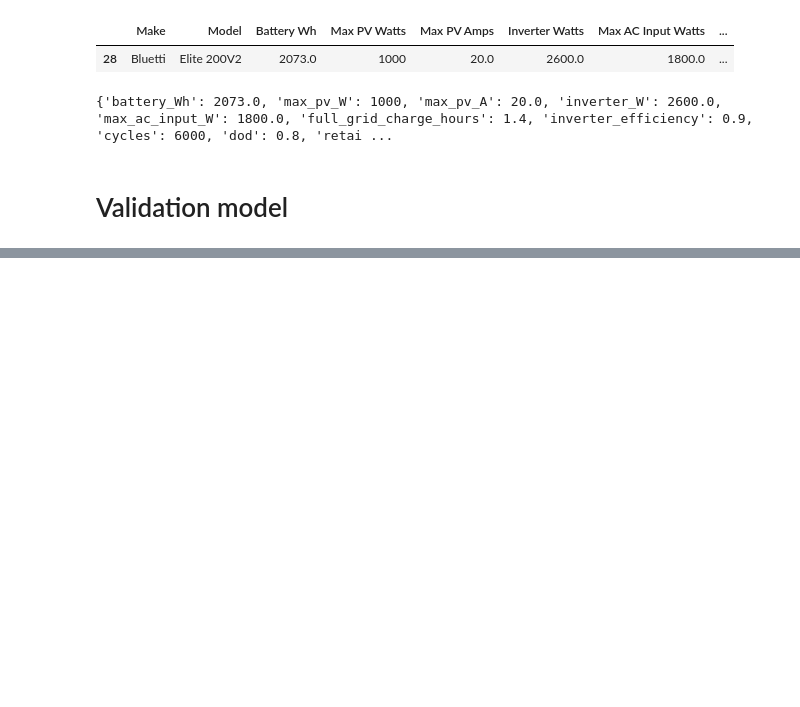
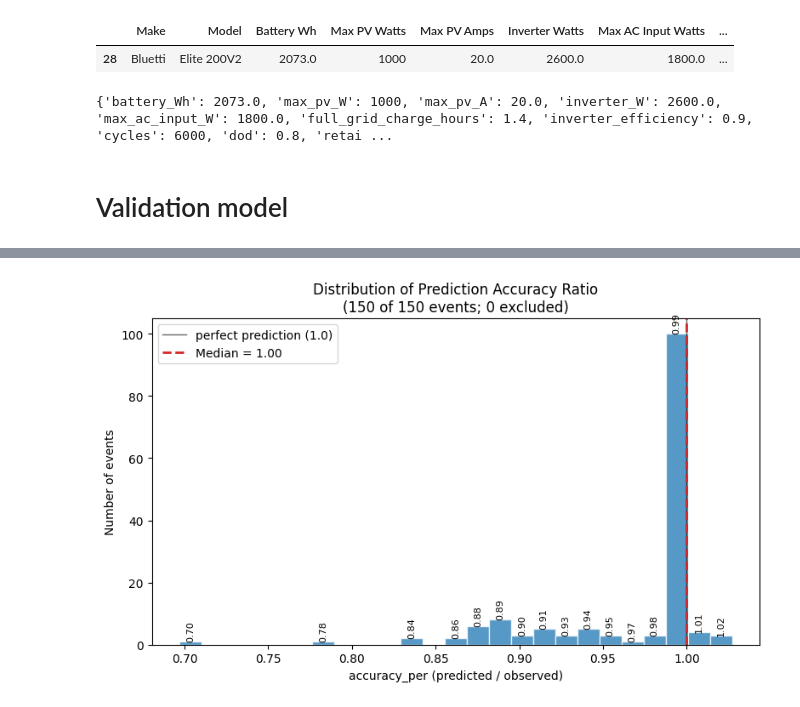
Before and after one commit to alexnathanson/TEA_AggregatedOffGridPVPowerStations, a Jupyter notebook: model_v5-2-validation.ipynb, the cells around one changed output, grey strips where cells are left out. Drawn from its saved outputs; the diff is of its cells as text; code cells hidden in the pictures; blank space fills up the shorter version.

```diff
--- a/model_v5-2-validation.ipynb
+++ b/model_v5-2-validation.ipynb
@@ -270,0 +444,34 @@ event_validation_df.describe()
+# %%
+n_total = len(event_validation_df)
+n_nan = event_validation_df['accuracy_per'].isna().sum()
+accuracy_valid = event_validation_df['accuracy_per'].dropna()
+
+median_acc = accuracy_valid.median()
+
+fig, ax = plt.subplots(figsize=(8, 5))
+counts, bin_edges, bars = ax.hist(accuracy_valid, bins=25,
+                                   color='tab:blue', alpha=0.75, edgecolor='white')
+
+# label each non-empty bar with its bin center
+bin_centers = (bin_edges[:-1] + bin_edges[1:]) / 2
+for count, bar, center in zip(counts, bars, bin_centers):
+    if count > 0:
+        ax.text(bar.get_x() + bar.get_width() / 2, bar.get_height(),
+                 f'{center:.2f}', ha='center', va='bottom', fontsize=8, rotation=90)
+
+ax.axvline(1.0, color='black', linestyle='-', linewidth=1, alpha=0.6,
+           label='perfect prediction (1.0)')
+ax.axvline(median_acc, color='tab:red', linestyle='--', linewidth=2,
+           label=f'Median = {median_acc:.2f}')
+
+ax.set_xlabel('accuracy_per (predicted / observed)')
+ax.set_ylabel('Number of events')
+ax.set_title(
+    f'Distribution of Prediction Accuracy Ratio\n'
+    f'({len(accuracy_valid)} of {n_total} events; {n_nan} excluded)'
+)
+ax.legend()
+plt.tight_layout()
+plt.show()
+# %% [output]
+[figure, added]
```
Also changed, not shown: parts of 62 cells of this notebook, 8 other files.
